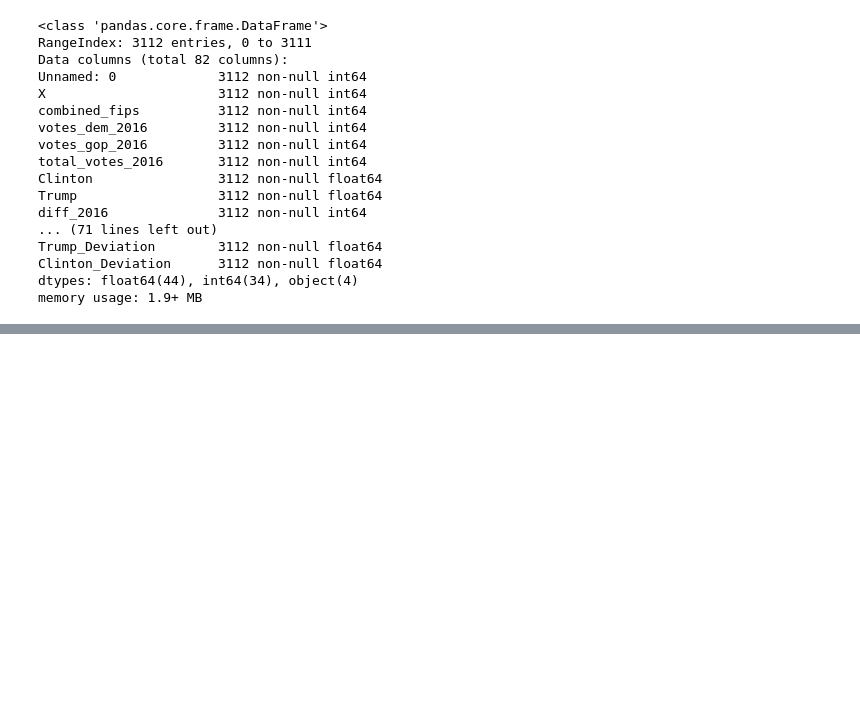
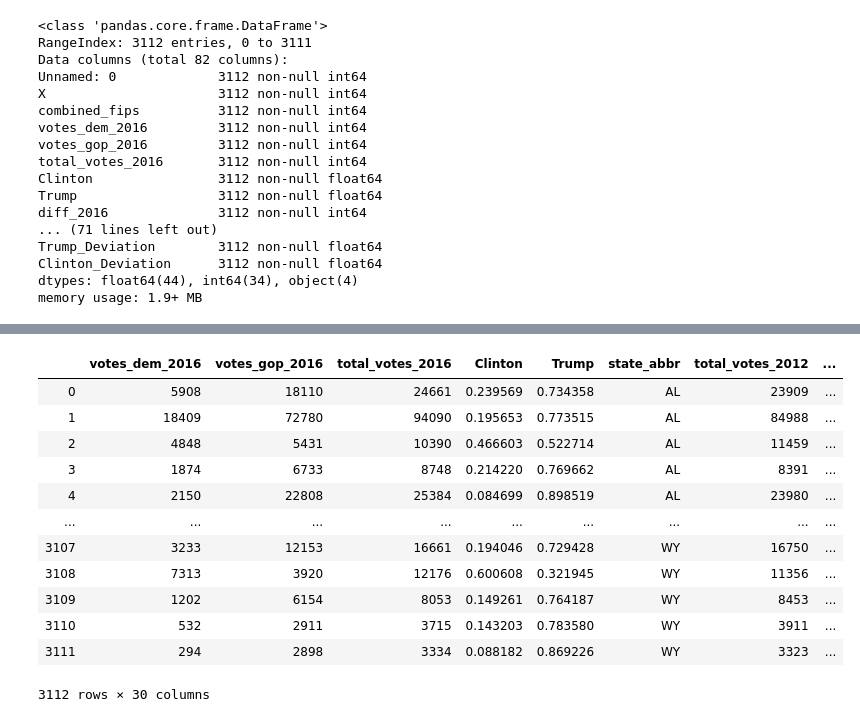
Before and after one commit to elilaird/CS7324-MachineLearning-Labs, a Jupyter notebook: Lab1/Data_Understanding.ipynb, the cells around one changed output, grey strips where cells are left out. Drawn from its saved outputs; the diff is of its cells as text; code cells hidden in the pictures; blank space fills up the shorter version.

```diff
--- a/Lab1/Data_Understanding.ipynb
+++ b/Lab1/Data_Understanding.ipynb
@@ -4,6 +4,9 @@
 import pandas as pd
 import numpy as np
 import matplotlib as plt
+
+pd.set_option('display.max_columns',500)
+pd.set_option('display.max_rows',500)
 # %%
 #read in data
 county_facts = pd.read_csv("./2012-and-2016-presidential-elections/county_facts.csv")
@@ -205,3 +208,5 @@ Trump_Deviation        3112 non-null float64
 Clinton_Deviation      3112 non-null float64
 dtypes: float64(44), int64(34), object(4)
 memory usage: 1.9+ MB
+# %%
+pd.options.display.width = 0
@@ -207,0 +246,51 @@ memory usage: 1.9+ MB
+# %%
+# Unnamed: 0 and X don't show any relevance to the data.
+# Not to mention there is no existing documentation of what they mean
+
+attributes = ['votes_dem_2016',
+              'votes_gop_2016',
+              'total_votes_2016',
+              'Clinton',
+              'Trump',
+              'state_abbr',
+              'total_votes_2012',
+              'votes_dem_2012',
+              'votes_gop_2012',
+              'Obama','Romney',
+              'area_name',
+              'population2014',
+              'SEX255214',
+              'White',
+              'Black',
+              'RHI325214',
+              'RHI425214',
+              'RHI525214',
+              'RHI625214',
+              'Hispanic',
+              'RHI825214',
+              'Edu_highschool',
+              'Edu_batchelors',
+              'INC110213',
+              'Poverty',
+              'BZA010213',
+              'BZA110213',
+              'Trump_Prediction',
+              'Clinton_Prediction']
+
+votes = votes[attributes]
+
+votes
+# %% [output]
+|  | votes_dem_2016 | votes_gop_2016 | total_votes_2016 | Clinton | Trump | state_abbr | total_votes_2012 | ... |
+| 0 | 5908 | 18110 | 24661 | 0.239569 | 0.734358 | AL | 23909 | ... |
+| 1 | 18409 | 72780 | 94090 | 0.195653 | 0.773515 | AL | 84988 | ... |
+| 2 | 4848 | 5431 | 10390 | 0.466603 | 0.522714 | AL | 11459 | ... |
+| 3 | 1874 | 6733 | 8748 | 0.214220 | 0.769662 | AL | 8391 | ... |
+| 4 | 2150 | 22808 | 25384 | 0.084699 | 0.898519 | AL | 23980 | ... |
+| ... | ... | ... | ... | ... | ... | ... | ... | ... |
+| 3107 | 3233 | 12153 | 16661 | 0.194046 | 0.729428 | WY | 16750 | ... |
+| 3108 | 7313 | 3920 | 12176 | 0.600608 | 0.321945 | WY | 11356 | ... |
+| 3109 | 1202 | 6154 | 8053 | 0.149261 | 0.764187 | WY | 8453 | ... |
+| 3110 | 532 | 2911 | 3715 | 0.143203 | 0.783580 | WY | 3911 | ... |
+| 3111 | 294 | 2898 | 3334 | 0.088182 | 0.869226 | WY | 3323 | ... |
+3112 rows × 30 columns
```
Also changed, not shown: parts of 7 cells of this notebook.
